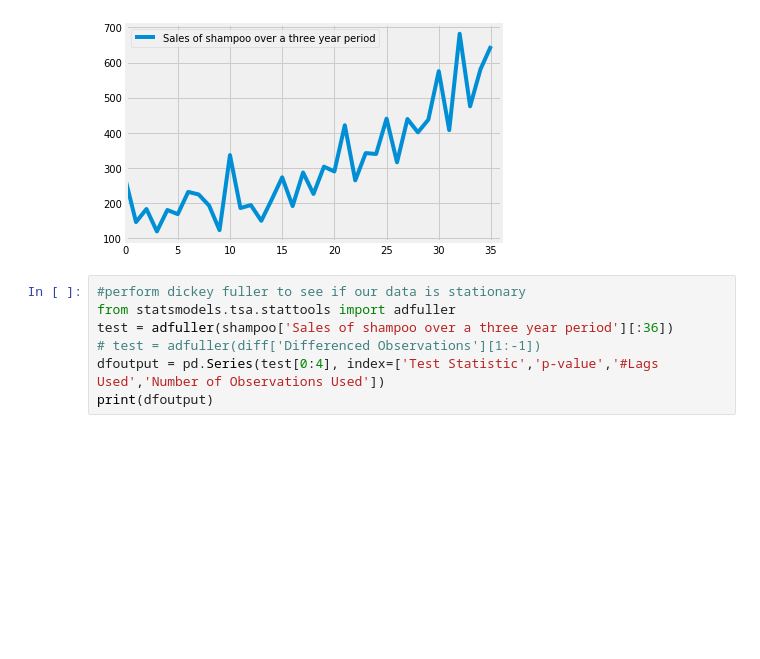
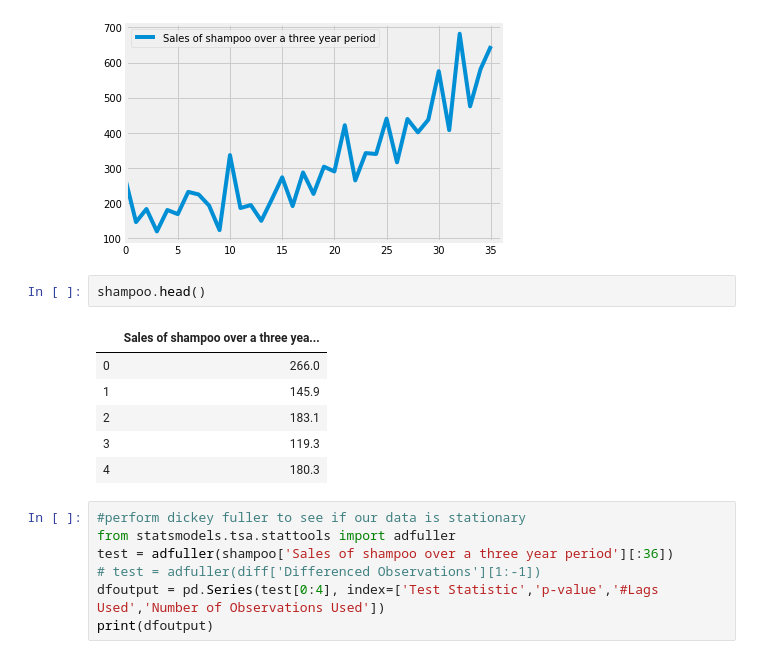
Before and after one commit to samraykhman/nyc-ds-033020-lectures, a Jupyter notebook: Mod_4/Time_Series/Time Series Modeling (Part 2)/Modeling Time Series.ipynb, the cells around one changed output. Drawn from its saved outputs; the diff is of its cells as text; blank space fills up the shorter version.

```diff
--- a/Mod_4/Time_Series/Time Series Modeling (Part 2)/Modeling Time Series.ipynb
+++ b/Mod_4/Time_Series/Time Series Modeling (Part 2)/Modeling Time Series.ipynb
@@ -67,6 +67,15 @@ shampoo.plot()
 # %% [output]
 <matplotlib.axes._subplots.AxesSubplot at 0x...>
 [figure]
+# %%
+shampoo.head()
+# %% [output]
+|  | Sales of shampoo over a three yea... |
+| 0 | 266.0 |
+| 1 | 145.9 |
+| 2 | 183.1 |
+| 3 | 119.3 |
+| 4 | 180.3 |
 # %%
 #perform dickey fuller to see if our data is stationary
 from statsmodels.tsa.stattools import adfuller
```
